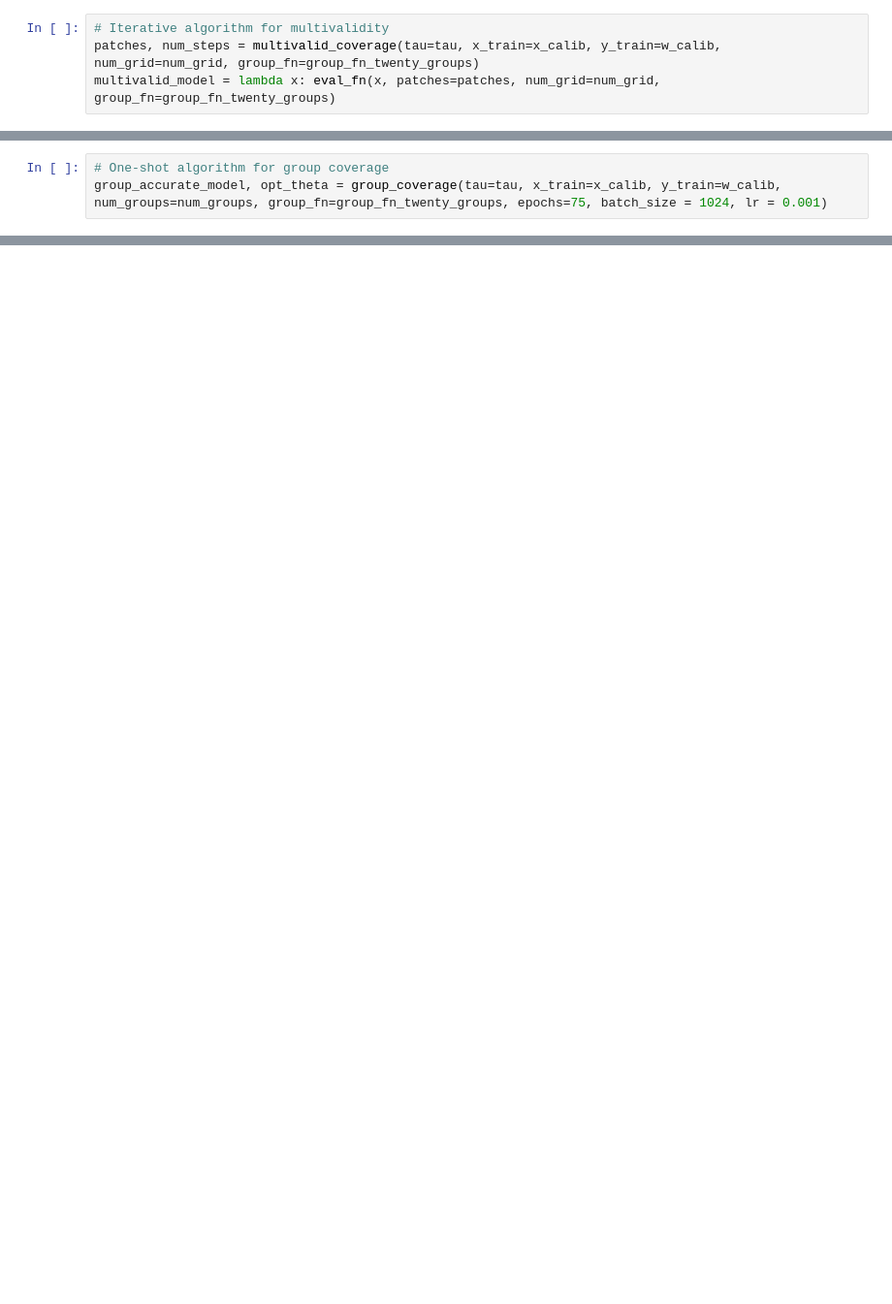
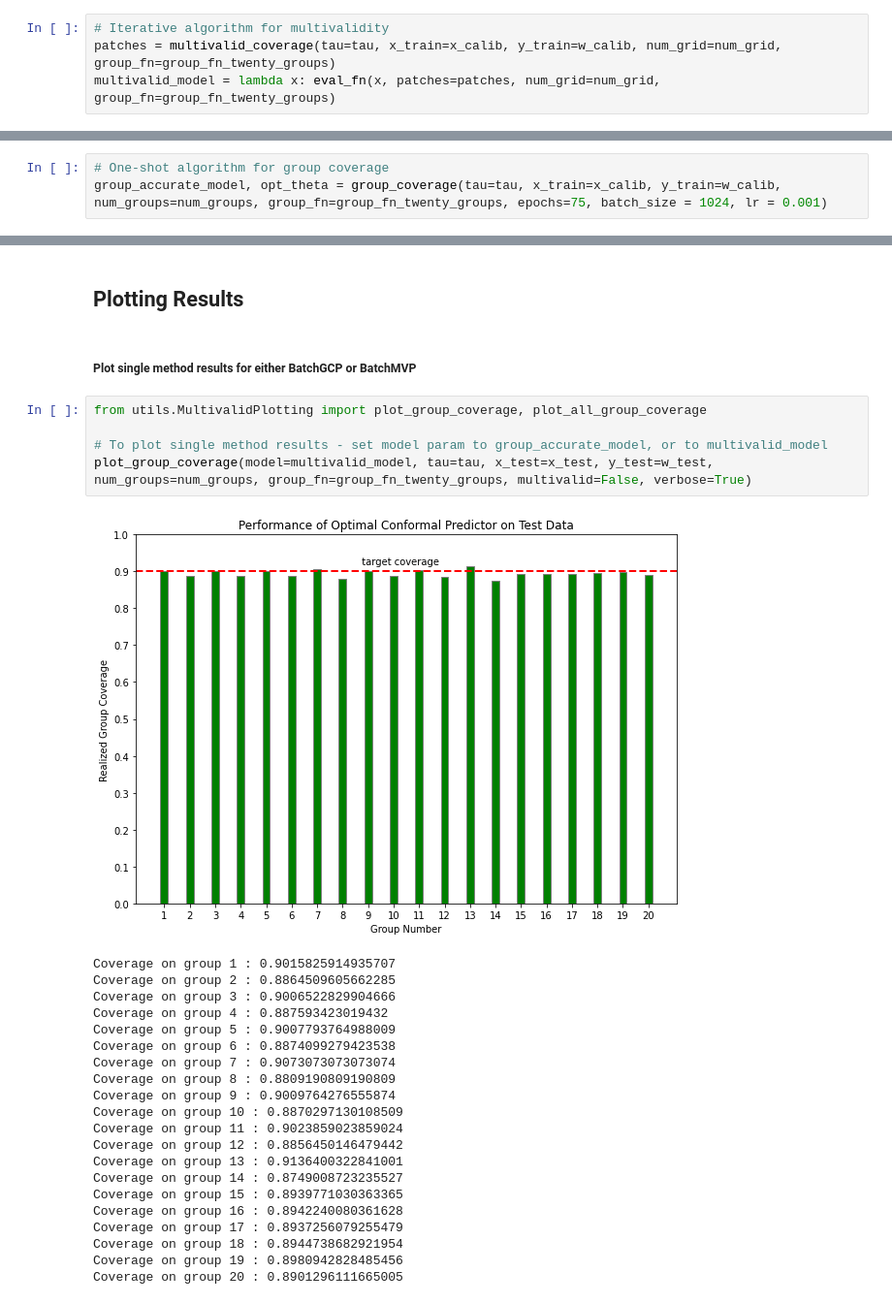
Before and after one commit to ProgBelarus/BatchMultivalidConformal, a Jupyter notebook: experiments/Experiment 4.1.2.ipynb, the cells around one changed output, grey strips where cells are left out. Shown at 97% size. Drawn from its saved outputs; the diff is of its cells as text; blank space fills up the shorter version.

```diff
--- a/experiments/Experiment 4.1.2.ipynb
+++ b/experiments/Experiment 4.1.2.ipynb
@@ -99,4 +102,4 @@ w_test = np.array([residualCalibrationScorer.calc_score(x_test[i], y_test[i]) fo
 # %%
 # Iterative algorithm for multivalidity
-patches, num_steps = multivalid_coverage(tau=tau, x_train=x_calib, y_train=w_calib, num_grid=num_grid, group_fn=group_fn_twenty_groups)
+patches = multivalid_coverage(tau=tau, x_train=x_calib, y_train=w_calib, num_grid=num_grid, group_fn=group_fn_twenty_groups)
 multivalid_model = lambda x: eval_fn(x, patches=patches, num_grid=num_grid, group_fn=group_fn_twenty_groups)
@@ -106 +175,32 @@ group_accurate_model, opt_theta = group_coverage(tau=tau, x_train=x_calib, y_tra
+# %% [markdown]
+## Plotting Results
+# %% [markdown]
+##### Plot single method results for either BatchGCP or BatchMVP
+# %%
+from utils.MultivalidPlotting import plot_group_coverage, plot_all_group_coverage
+
+# To plot single method results - set model param to group_accurate_model, or to multivalid_model
+plot_group_coverage(model=multivalid_model, tau=tau, x_test=x_test, y_test=w_test, num_groups=num_groups, group_fn=group_fn_twenty_groups, multivalid=False, verbose=True)
+# %% [output]
+[figure, added]
+Coverage on group 1 : 0.9015825914935707
+Coverage on group 2 : 0.8864509605662285
+Coverage on group 3 : 0.9006522829904666
+Coverage on group 4 : 0.887593423019432
+Coverage on group 5 : 0.9007793764988009
+Coverage on group 6 : 0.8874099279423538
+Coverage on group 7 : 0.9073073073073074
+Coverage on group 8 : 0.8809190809190809
+Coverage on group 9 : 0.9009764276555874
+Coverage on group 10 : 0.8870297130108509
+Coverage on group 11 : 0.9023859023859024
+Coverage on group 12 : 0.8856450146479442
+Coverage on group 13 : 0.9136400322841001
+Coverage on group 14 : 0.8749008723235527
+Coverage on group 15 : 0.8939771030363365
+Coverage on group 16 : 0.8942240080361628
+Coverage on group 17 : 0.8937256079255479
+Coverage on group 18 : 0.8944738682921954
+Coverage on group 19 : 0.8980942828485456
+Coverage on group 20 : 0.8901296111665005
 # %%
```
Also changed, not shown: parts of 11 cells of this notebook, 1 other file.
